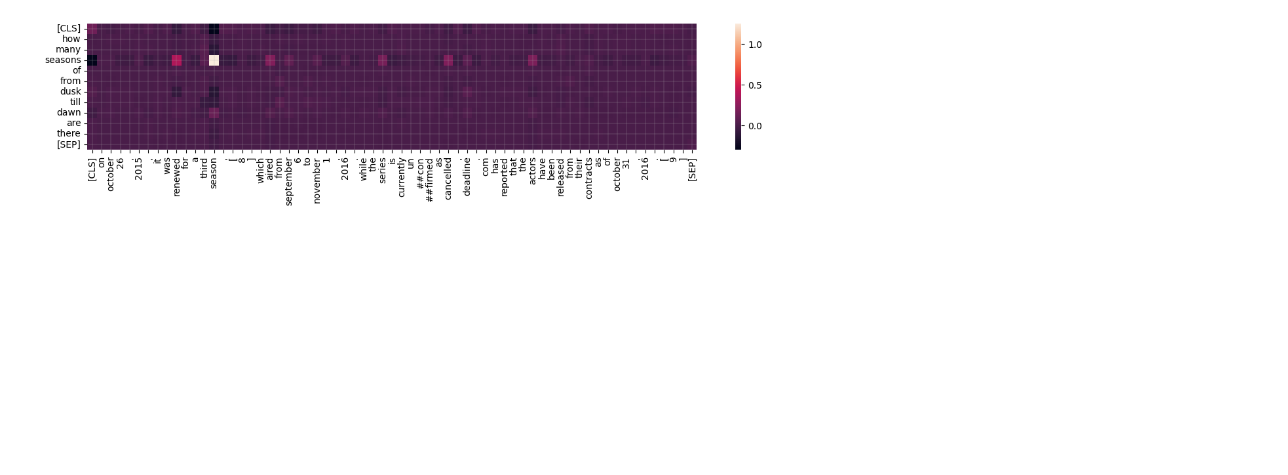
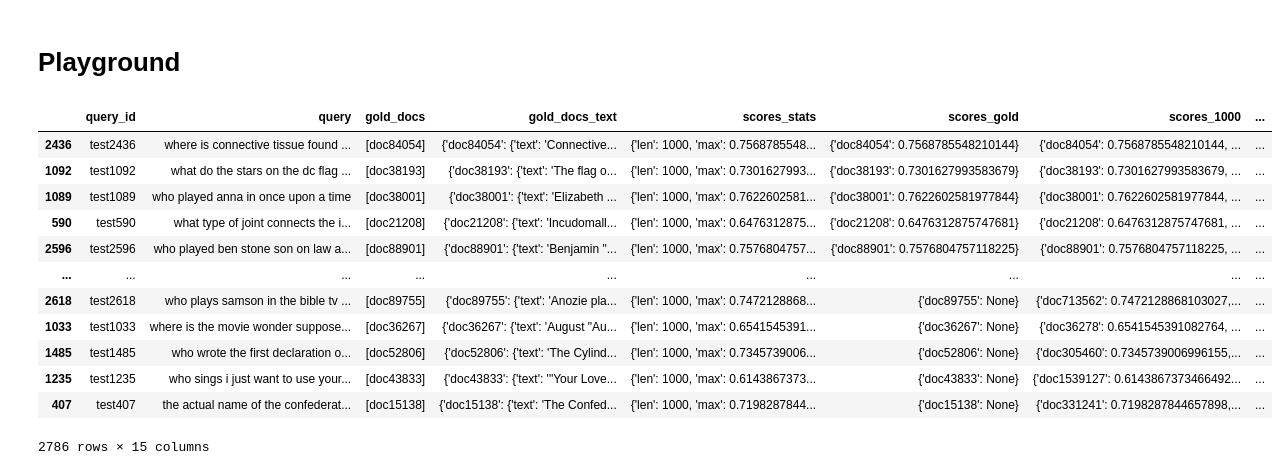
Before and after one commit to mohsenfayyaz/ColDeR, a Jupyter notebook: src/notebooks/BEIR_DecompX.ipynb, the cells around one changed output. Saved outputs shown, nothing was run; the diff lists cells and outputs as text; code cells hidden in the pictures; blank space fills up the shorter version.

```diff
--- a/src/notebooks/BEIR_DecompX.ipynb
+++ b/src/notebooks/BEIR_DecompX.ipynb
@@ -49,0 +68,34 @@ df
+# %%
+### df filtering
+import plotly.express as px
+
+def find_index(l, idx, not_found_value=np.inf):
+    try:
+        return l.index(idx)
+    except:
+        return not_found_value
+
+### FILTER MULTI GOLD DOCS
+print("Total:", len(df_raw))
+df = df_raw.loc[df_raw["gold_docs"].str.len() == 1, :].copy()
+print("Total:", len(df))
+
+### COMPUTE HIT RANK
+df["hit_rank"] = df.apply(lambda row: min([find_index(list(row["scores_1000"].keys()), doc_id) + 1 for doc_id in row["gold_docs"]]), axis=1)
+# df["hit_rank"].hist(figsize=(8, 4), bins=50)
+
+dfc = df.copy(); dfc["hit_rank"] = dfc["hit_rank"].astype(str);
+fig = px.sunburst(dfc, path=[px.Constant("all"), 'hit_rank'], width=250, height=250)
+fig.update_traces(textinfo='label+percent entry+value')
+fig.update_layout(margin={'t':0,'l':0,'b':0,'r':0})
+fig.show("svg")
+
+### Prepare Docs (title+text)
+df["gold_doc"] = df["gold_docs_text"].apply(lambda x: list(x.items())[0][1])
+df["gold_doc"] = df["gold_doc"].apply(lambda x: x["title"] + " " + x["text"])
+df["gold_doc_score"] = df["scores_gold"].apply(lambda x: list(x.items())[0][1])
+df["pred_doc"] = df["predicted_docs_text_10"].apply(lambda x: list(x.items())[0][1])
+df["pred_doc"] = df["pred_doc"].apply(lambda x: x["title"] + " " + x["text"])
+df["pred_doc_score"] = df["scores_1000"].apply(lambda x: list(x.items())[0][1])
+
+df.sort_values("hit_rank")
@@ -213,18 +308,24 @@ nq, facebook/contriever-msmarco, idx=110
-# %%
-from seaborn import heatmap
-import matplotlib.pyplot as plt
-
-with torch.no_grad():
-    qd_scores = torch.einsum("id,jd->ij",query_decomposed,doc_decomposed).cpu().numpy()
-
-plt.figure(figsize=(15, 2.5))
-heatmap(qd_scores)
-plt.xticks(np.arange(len(doc_tokens))+0.5, doc_tokens, rotation='vertical')
-plt.yticks(np.arange(len(query_tokens))+0.5, query_tokens, rotation='horizontal')
-plt.grid("on", linewidth=0.2)
-plt.show()
-# %% [output]
-[figure, removed]
+# %% [markdown]
+# Playground
+# %%
+dfc = df.sort_values("hit_rank").copy()
+dfc["gold_doc_len"] = dfc["gold_doc"].str.len()
+dfc["pred_doc_len"] = dfc["pred_doc"].str.len()
+dfc
+# %% [output]
+|  | query_id | query | gold_docs | gold_docs_text | scores_stats | scores_gold | scores_1000 | ... |
+| 2436 | test2436 | where is connective tissue found ... | [doc84054] | {'doc84054': {'text': 'Connective... | {'len': 1000, 'max': 0.7568785548... | {'doc84054': 0.7568785548210144} | {'doc84054': 0.7568785548210144, ... | ... |
+| 1092 | test1092 | what do the stars on the dc flag ... | [doc38193] | {'doc38193': {'text': 'The flag o... | {'len': 1000, 'max': 0.7301627993... | {'doc38193': 0.7301627993583679} | {'doc38193': 0.7301627993583679, ... | ... |
+| 1089 | test1089 | who played anna in once upon a time | [doc38001] | {'doc38001': {'text': 'Elizabeth ... | {'len': 1000, 'max': 0.7622602581... | {'doc38001': 0.7622602581977844} | {'doc38001': 0.7622602581977844, ... | ... |
+| 590 | test590 | what type of joint connects the i... | [doc21208] | {'doc21208': {'text': 'Incudomall... | {'len': 1000, 'max': 0.6476312875... | {'doc21208': 0.6476312875747681} | {'doc21208': 0.6476312875747681, ... | ... |
+| 2596 | test2596 | who played ben stone son on law a... | [doc88901] | {'doc88901': {'text': 'Benjamin "... | {'len': 1000, 'max': 0.7576804757... | {'doc88901': 0.7576804757118225} | {'doc88901': 0.7576804757118225, ... | ... |
+| ... | ... | ... | ... | ... | ... | ... | ... | ... |
+| 2618 | test2618 | who plays samson in the bible tv ... | [doc89755] | {'doc89755': {'text': 'Anozie pla... | {'len': 1000, 'max': 0.7472128868... | {'doc89755': None} | {'doc713562': 0.7472128868103027,... | ... |
+| 1033 | test1033 | where is the movie wonder suppose... | [doc36267] | {'doc36267': {'text': 'August "Au... | {'len': 1000, 'max': 0.6541545391... | {'doc36267': None} | {'doc36278': 0.6541545391082764, ... | ... |
+| 1485 | test1485 | who wrote the first declaration o... | [doc52806] | {'doc52806': {'text': 'The Cylind... | {'len': 1000, 'max': 0.7345739006... | {'doc52806': None} | {'doc305460': 0.7345739006996155,... | ... |
+| 1235 | test1235 | who sings i just want to use your... | [doc43833] | {'doc43833': {'text': '"Your Love... | {'len': 1000, 'max': 0.6143867373... | {'doc43833': None} | {'doc1539127': 0.6143867373466492... | ... |
+| 407 | test407 | the actual name of the confederat... | [doc15138] | {'doc15138': {'text': 'The Confed... | {'len': 1000, 'max': 0.7198287844... | {'doc15138': None} | {'doc331241': 0.7198287844657898,... | ... |
+2786 rows × 15 columns
 # %%
 # CLS ATTN
 htmls = [print_importance(norm_heatmap[0], tokenizer.convert_ids_to_tokens(input_ids[0]))]
```
Also changed, not shown: parts of 18 cells of this notebook, 5 other files.
